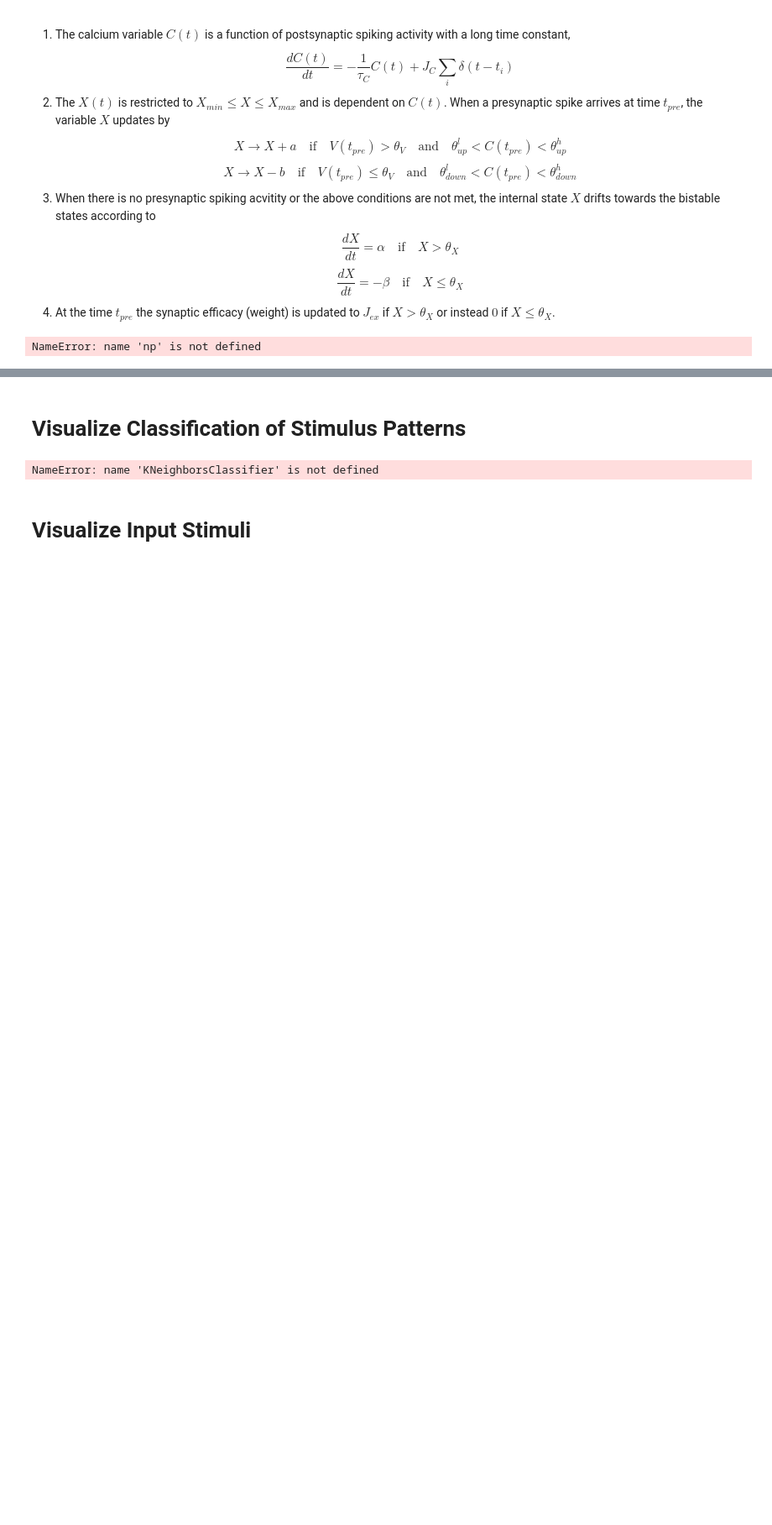
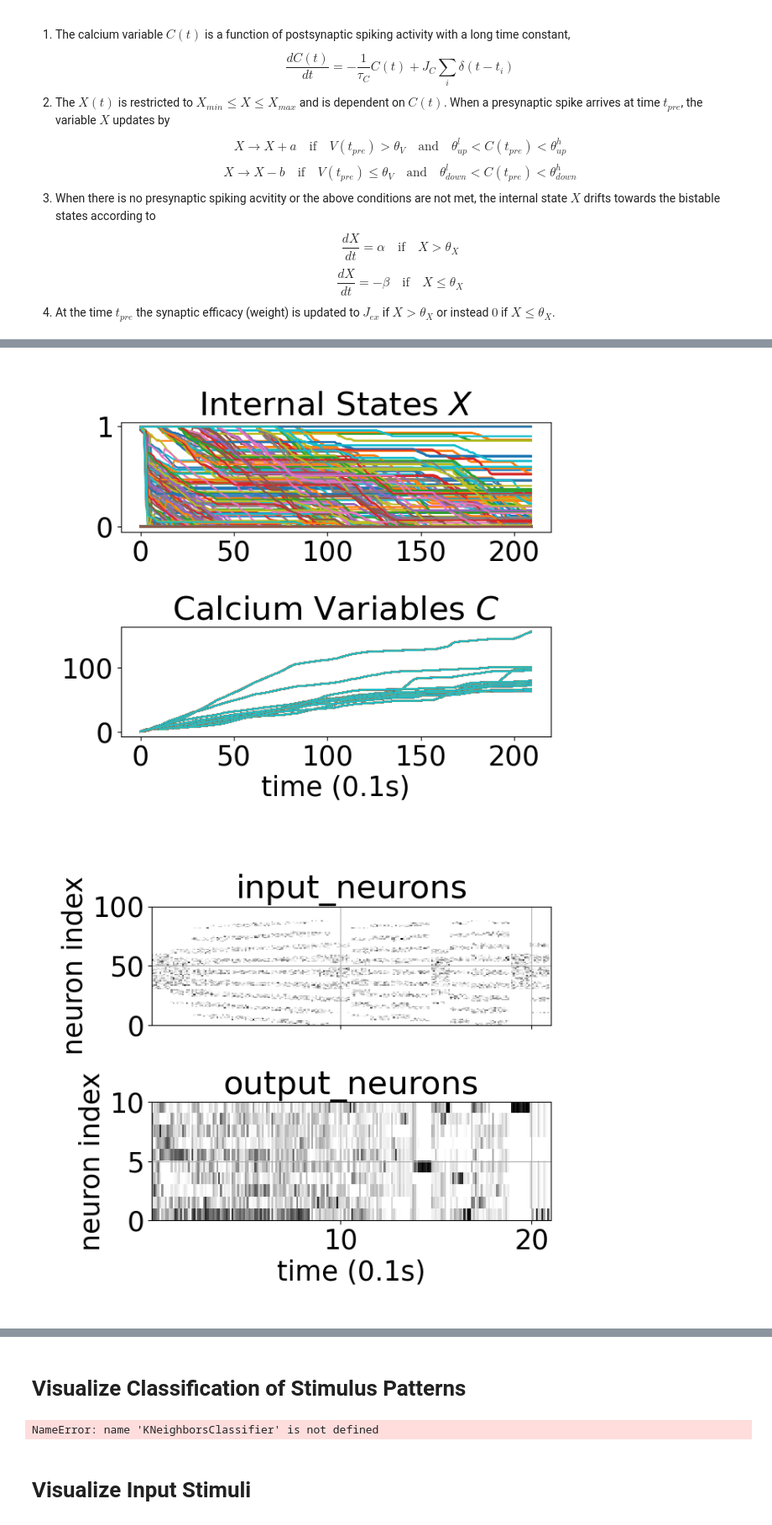
Before and after one commit to wngfra/tac3d, a Jupyter notebook: python/tactile_orientational_encoding.ipynb, the cells around one changed output, grey strips where cells are left out. Shown at 84% size. Drawn from its saved outputs; the diff is of its cells as text; code cells hidden in the pictures; blank space fills up the shorter version.

```diff
--- a/python/tactile_orientational_encoding.ipynb
+++ b/python/tactile_orientational_encoding.ipynb
@@ -136,15 +138,10 @@ def gen_transform(pattern=None, **kwargs):
                 for i in range(shape[0]):
                     W[i, :] = np.roll(weight, i + shape[0] // 2 + 1)
                 W = -W + np.eye(shape[0])
-            case "unique_random":
-                arr = np.arange(shape[1])
-                np.random.shuffle(arr)
-                arr_matrix = arr.reshape(shape[0], -1)
-                for i in range(shape[0]):
-                    sum = arr_matrix[i].sum()
-                    W[i, arr_matrix[i]] = 1 / sum if sum > 0 else 0
+            case 0:
+                pass
             case _:
-                W = np.random.randint(0, 2, W.shape)
+                W = np.random.randint(0,2,W.shape)
         return W
 
     return inner
@@ -169,7 +166,7 @@ num_samples = 10
 bg = BarGenerator(stim_shape)
 X_in, y_in = bg.generate_samples(
     num_samples=num_samples,
-    dim=(3, 15),
+    dim=(3, 10),
     shift=(0, 0),
     start_angle=0,
     step=180 / num_samples,
@@ -177,15 +174,15 @@ X_in, y_in = bg.generate_samples(
 )
 
 # Simulation parameters
-dt = 2e-3
+dt = 1e-3
 n_output = 10
-decay_time = 0.02
-presentation_time = 0.5 + decay_time
+decay_time = 0.05
+presentation_time = 1 + decay_time
 duration = X_in.shape[0] * presentation_time
 sample_every = 100 * dt
 learning_rule_option = SDSP(
     J_C=1,
-    tau_c=0.06,
+    tau_c=5e-2,
     X_coeff=(0.1, 0.1, 3.5, 3.5),  # (a, b, alpha, beta)
     theta_coeff=(13, 3, 4, 3),  # (theta_hup, theta_lup, theta_hdown, theta_ldown)
 )
@@ -227,7 +224,7 @@ def target_func(t):
 layer_confs = [
     # Input/Visual layers
     dict(
-        name="target",
+        name="orientation",
         neuron=None,
         output=target_func,
     ),
@@ -237,12 +234,13 @@ layer_confs = [
         output=stim_func,
     ),
     dict(
-        name="visual",
+        name="input",
+        neuron=nengo.PoissonSpiking(nengo.LIFRate(tau_rc=tau_rc, amplitude=amp)),
         n_neurons=stim_size,
         dimensions=1,
     ),
     dict(
-        name="view_target",
+        name="target",
         n_neurons=n_output,
     ),
     dict(
@@ -262,20 +260,20 @@ conn_confs = [
     # Input/Visual connections
     dict(
         pre="stimulus",
-        post="visual_neurons",
+        post="input_neurons",
         transform=1,
         synapse=0,
     ),
     dict(
-        pre="target",
-        post="view_target_neurons",
+        pre="orientation",
+        post="target_neurons",
         transform=1,
         synapse=0,
     ),
     dict(
-        pre="visual_neurons",
+        pre="input_neurons",
         post="output_neurons",
-        transform=gen_transform("unique_random"),
+        transform=gen_transform(),
         learning_rule=learning_rule_option,
         synapse=1e-3,
     ),
@@ -284,6 +282,12 @@ conn_confs = [
         post="output_neurons",
         transform=gen_transform("uniform_inhibition"),
         synapse=5e-3,
+    ),
+    dict(
+        pre="target_neurons",
+        post="output_neurons",
+        transform=1,
+        synapse=0,
     ),
 ]
 
@@ -435,14 +439,14 @@ def main(plot=False, savedata=False):
     with nengo.Simulator(model, dt=dt, optimize=True) as sim:
         sim.run(duration)
 
-    ens_names = ["visual_neurons", "output_neurons"]
+    ens_names = ["input_neurons", "output_neurons"]
     conn_names = [f"{ens_names[0]}2{ens_names[1]}"]
 
     if plot:
         plt.close("all")
         # Raster plot neuronal activities
         _, axs = plt.subplots(
-            len(ens_names), 1, figsize=(4 * len(ens_names), 6), sharex=True
+            len(ens_names), 1, figsize=(3.5 * len(ens_names), 6), sharex=True
         )
         for i, ens_name in enumerate(ens_names):
             plot_spikes(
@@ -453,23 +457,23 @@ def main(plot=False, savedata=False):
             axs[i].set_ylabel("neuron index")
             axs[i].set_title(ens_name)
             axs[i].grid()
-        plt.xlabel("time (s)")
+        plt.xlabel(f"time ({sample_every}s)")
         plt.tight_layout()
 
         # Plot synapses and plasticity
         for conn_name in conn_names:
-            plt.figure(figsize=(8, 6))
-            plt.plot(
+            plt.figure(figsize=(7, 6))
+            imshow(
                 sim.data[probes[conn_name + "_weights"]].reshape(
                     -1, n_output * stim_size
                 )
             )
-            plt.xlabel("time (ms)")
+            plt.xlabel(f"time ({sample_every}s)")
             plt.tight_layout()
             plt.title("Synaptic Efficacy")
 
             if learning_rule_option:
-                _, axs = plt.subplots(2, 1, figsize=(8, 6))
+                _, axs = plt.subplots(2, 1, figsize=(7, 6))
                 axs[0].plot(
                     sim.data[probes[conn_name + "_X"]].reshape(-1, n_output * stim_size)
                 )
@@ -478,18 +482,17 @@ def main(plot=False, savedata=False):
                 )
                 axs[0].set_title(f"Internal States $X$")
                 axs[1].set_title(f"Calcium Variables $C$")
-                plt.xlabel("time (ms)")
+                plt.xlabel(f"time ({sample_every}s)")
                 plt.tight_layout()
 
         plt.show(block=False)
 
     if savedata:
-        stimuli = sim.data[probes["visual_neurons"]]
-        targets = sim.data[probes["view_target_neurons"]]
+        stimuli = sim.data[probes["input_neurons"]]
+        targets = sim.data[probes["target_neurons"]]
         return stimuli, targets
 
 
 if __name__ == "__main__":
     stimuli, targets = main(plot=True, savedata=True)
 # %% [output]
-NameError: name 'np' is not defined
@@ -495,0 +501,2 @@ NameError: name 'np' is not defined
+[figure, added]
+[figure, added]
```
Also changed, not shown: parts of 4 cells of this notebook, 3 other files.
